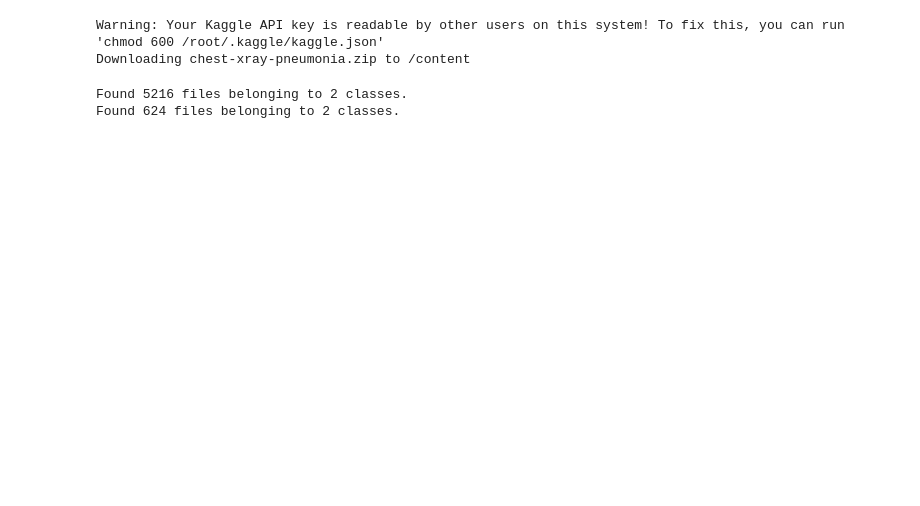
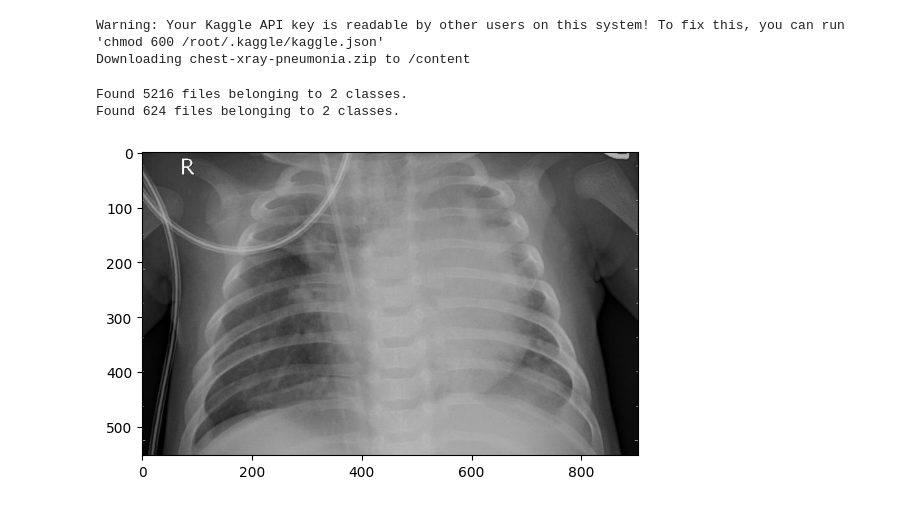
Before and after one commit to forbiddenvelocity/pneumonia-ai, a Jupyter notebook: Pnuemonia_Detection.ipynb, the cells around one changed output. Saved outputs shown, nothing was run; the diff lists cells and outputs as text; code cells hidden in the pictures; blank space fills up the shorter version.

```diff
--- a/Pnuemonia_Detection.ipynb
+++ b/Pnuemonia_Detection.ipynb
@@ -43,0 +58,5 @@ Found 624 files belonging to 2 classes.
+# %%
+for i in range(3):
+  plt.imshow(list[i])
+# %% [output]
+[figure, added]
```
Also changed, not shown: parts of 2 cells of this notebook.
